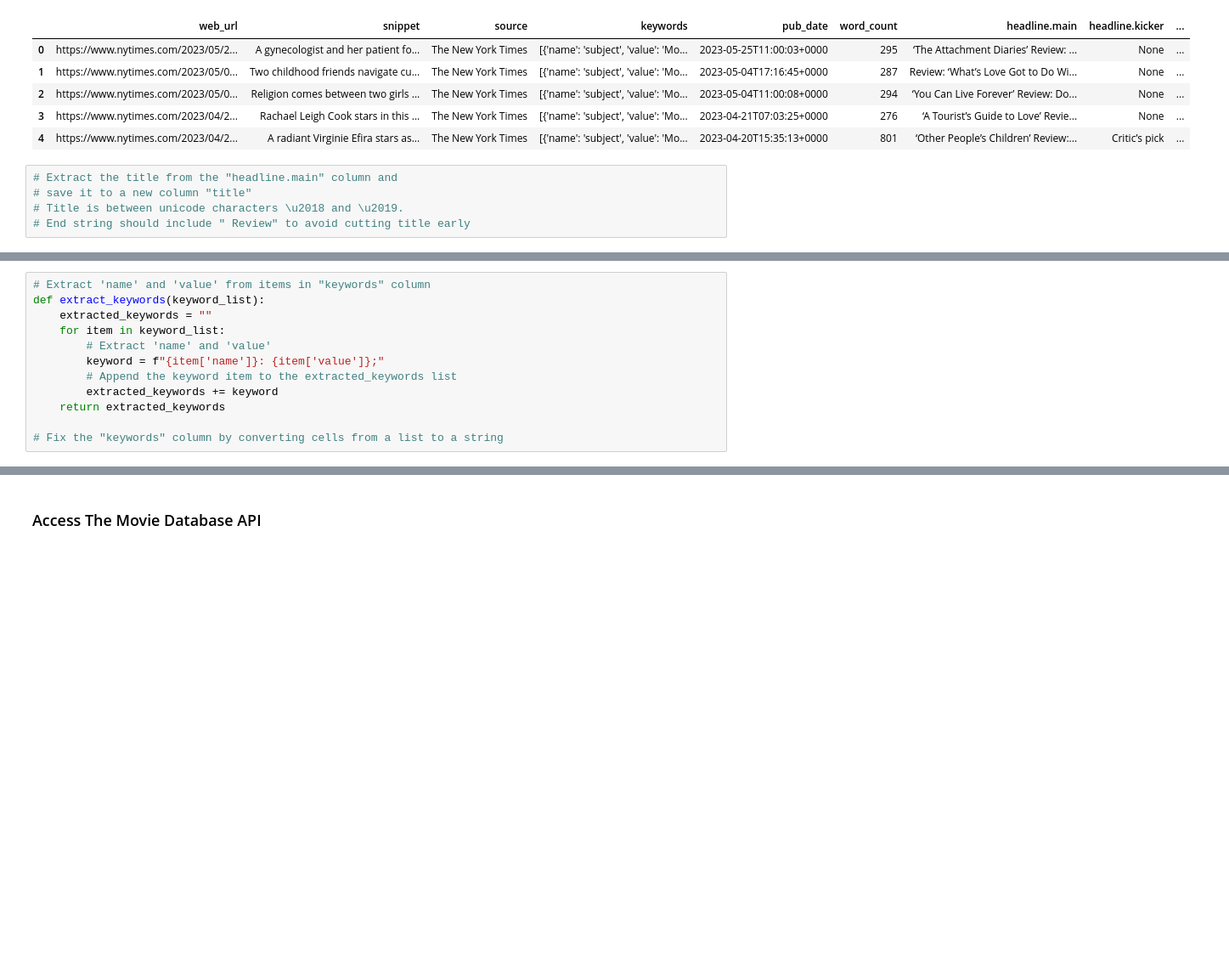
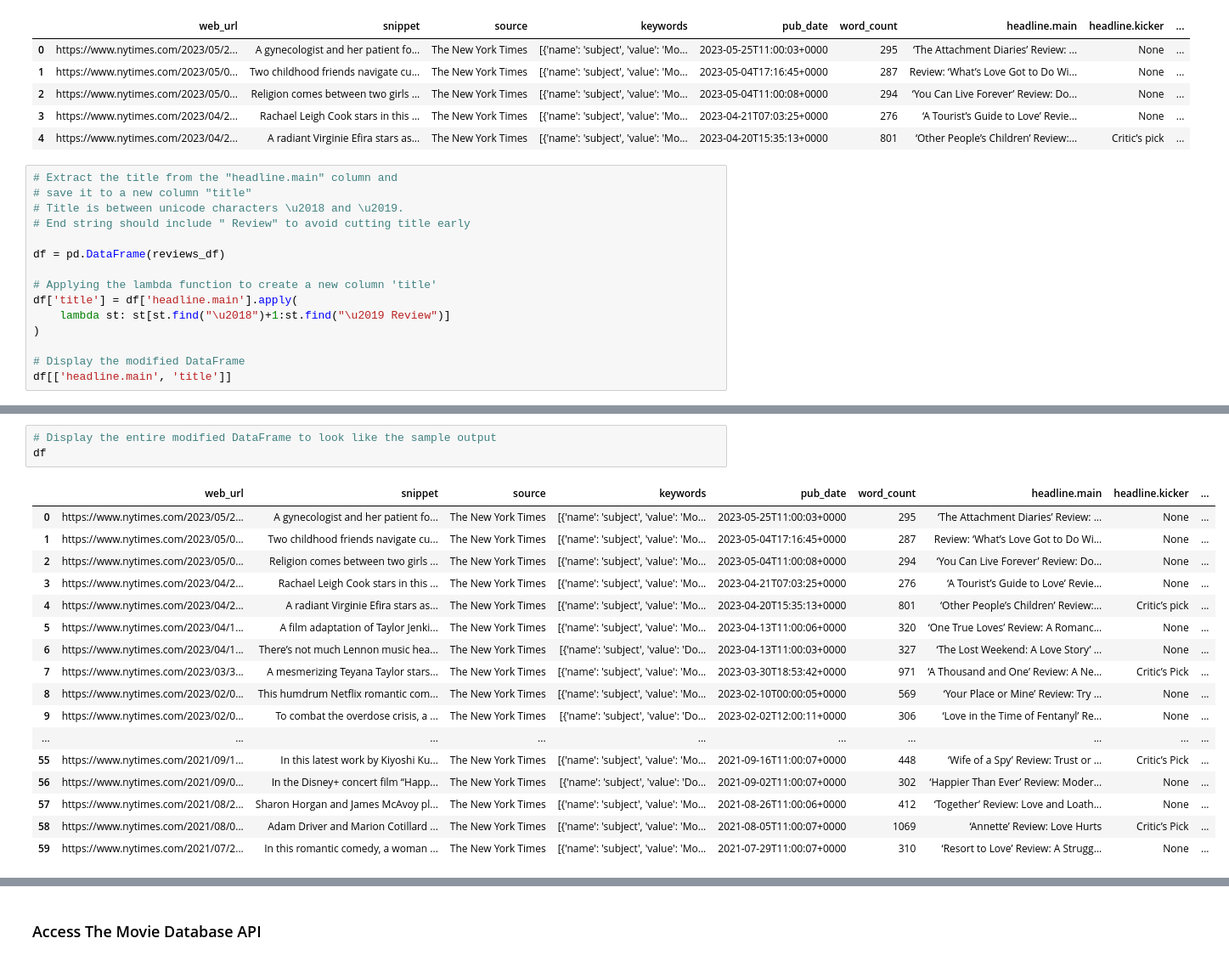
Before and after one commit to bychok/data-sourcing-challenge, a Jupyter notebook: retrieve_movie_data.ipynb, the cells around one changed output, grey strips where cells are left out. Shown: that part at 85% size. Drawn from its saved outputs; the diff is of its cells as text; blank space fills up the shorter version.

Commit message:
Completes NYT data section

```diff
--- a/retrieve_movie_data.ipynb
+++ b/retrieve_movie_data.ipynb
@@ -123,4 +123,14 @@ reviews_df.head()
 # save it to a new column "title"
 # Title is between unicode characters \u2018 and \u2019.
 # End string should include " Review" to avoid cutting title early
+
+df = pd.DataFrame(reviews_df)
+
+# Applying the lambda function to create a new column 'title'
+df['title'] = df['headline.main'].apply(
+    lambda st: st[st.find("\u2018")+1:st.find("\u2019 Review")]
+)
+
+# Display the modified DataFrame
+df[['headline.main', 'title']]
 # %% [output]
@@ -140,12 +154,21 @@ reviews_df.head()
-# %%
-# Extract 'name' and 'value' from items in "keywords" column
-def extract_keywords(keyword_list):
-    extracted_keywords = ""
-    for item in keyword_list:
-        # Extract 'name' and 'value'
-        keyword = f"{item['name']}: {item['value']};"
-        # Append the keyword item to the extracted_keywords list
-        extracted_keywords += keyword
-    return extracted_keywords
-
-# Fix the "keywords" column by converting cells from a list to a string
+# %%
+# Display the entire modified DataFrame to look like the sample output
+df
+# %% [output]
+|  | web_url | snippet | source | keywords | pub_date | word_count | headline.main | headline.kicker | ... |
+| 0 | https://www.nytimes.com/2023/05/2... | A gynecologist and her patient fo... | The New York Times | [{'name': 'subject', 'value': 'Mo... | 2023-05-25T11:00:03+0000 | 295 | ‘The Attachment Diaries’ Review: ... | None | ... |
+| 1 | https://www.nytimes.com/2023/05/0... | Two childhood friends navigate cu... | The New York Times | [{'name': 'subject', 'value': 'Mo... | 2023-05-04T17:16:45+0000 | 287 | Review: ‘What’s Love Got to Do Wi... | None | ... |
+| 2 | https://www.nytimes.com/2023/05/0... | Religion comes between two girls ... | The New York Times | [{'name': 'subject', 'value': 'Mo... | 2023-05-04T11:00:08+0000 | 294 | ‘You Can Live Forever’ Review: Do... | None | ... |
+| 3 | https://www.nytimes.com/2023/04/2... | Rachael Leigh Cook stars in this ... | The New York Times | [{'name': 'subject', 'value': 'Mo... | 2023-04-21T07:03:25+0000 | 276 | ‘A Tourist’s Guide to Love’ Revie... | None | ... |
+| 4 | https://www.nytimes.com/2023/04/2... | A radiant Virginie Efira stars as... | The New York Times | [{'name': 'subject', 'value': 'Mo... | 2023-04-20T15:35:13+0000 | 801 | ‘Other People’s Children’ Review:... | Critic’s pick | ... |
+| 5 | https://www.nytimes.com/2023/04/1... | A film adaptation of Taylor Jenki... | The New York Times | [{'name': 'subject', 'value': 'Mo... | 2023-04-13T11:00:06+0000 | 320 | ‘One True Loves’ Review: A Romanc... | None | ... |
+| 6 | https://www.nytimes.com/2023/04/1... | There’s not much Lennon music hea... | The New York Times | [{'name': 'subject', 'value': 'Do... | 2023-04-13T11:00:03+0000 | 327 | ‘The Lost Weekend: A Love Story’ ... | None | ... |
+| 7 | https://www.nytimes.com/2023/03/3... | A mesmerizing Teyana Taylor stars... | The New York Times | [{'name': 'subject', 'value': 'Mo... | 2023-03-30T18:53:42+0000 | 971 | ‘A Thousand and One’ Review: A Ne... | Critic’s Pick | ... |
+| 8 | https://www.nytimes.com/2023/02/0... | This humdrum Netflix romantic com... | The New York Times | [{'name': 'subject', 'value': 'Mo... | 2023-02-10T00:00:05+0000 | 569 | ‘Your Place or Mine’ Review: Try ... | None | ... |
+| 9 | https://www.nytimes.com/2023/02/0... | To combat the overdose crisis, a ... | The New York Times | [{'name': 'subject', 'value': 'Do... | 2023-02-02T12:00:11+0000 | 306 | ‘Love in the Time of Fentanyl’ Re... | None | ... |
+| ... | ... | ... | ... | ... | ... | ... | ... | ... | ... |
+| 55 | https://www.nytimes.com/2021/09/1... | In this latest work by Kiyoshi Ku... | The New York Times | [{'name': 'subject', 'value': 'Mo... | 2021-09-16T11:00:07+0000 | 448 | ‘Wife of a Spy’ Review: Trust or ... | Critic’s Pick | ... |
+| 56 | https://www.nytimes.com/2021/09/0... | In the Disney+ concert film “Happ... | The New York Times | [{'name': 'subject', 'value': 'Do... | 2021-09-02T11:00:07+0000 | 302 | ‘Happier Than Ever’ Review: Moder... | None | ... |
+| 57 | https://www.nytimes.com/2021/08/2... | Sharon Horgan and James McAvoy pl... | The New York Times | [{'name': 'subject', 'value': 'Mo... | 2021-08-26T11:00:06+0000 | 412 | ‘Together’ Review: Love and Loath... | None | ... |
+| 58 | https://www.nytimes.com/2021/08/0... | Adam Driver and Marion Cotillard ... | The New York Times | [{'name': 'subject', 'value': 'Mo... | 2021-08-05T11:00:07+0000 | 1069 | ‘Annette’ Review: Love Hurts | Critic’s Pick | ... |
+| 59 | https://www.nytimes.com/2021/07/2... | In this romantic comedy, a woman ... | The New York Times | [{'name': 'subject', 'value': 'Mo... | 2021-07-29T11:00:07+0000 | 310 | ‘Resort to Love’ Review: A Strugg... | None | ... |
```
Also changed, not shown: parts of 3 cells of this notebook.
